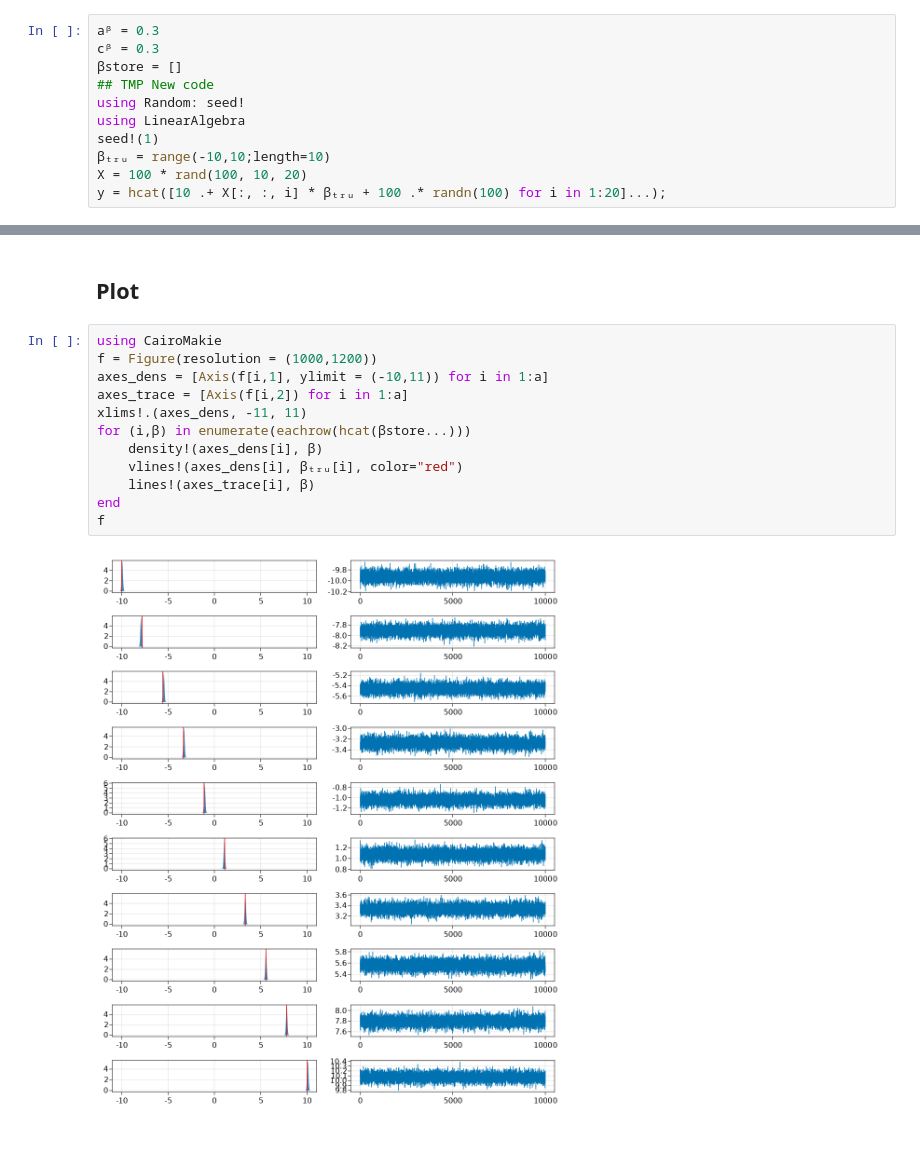
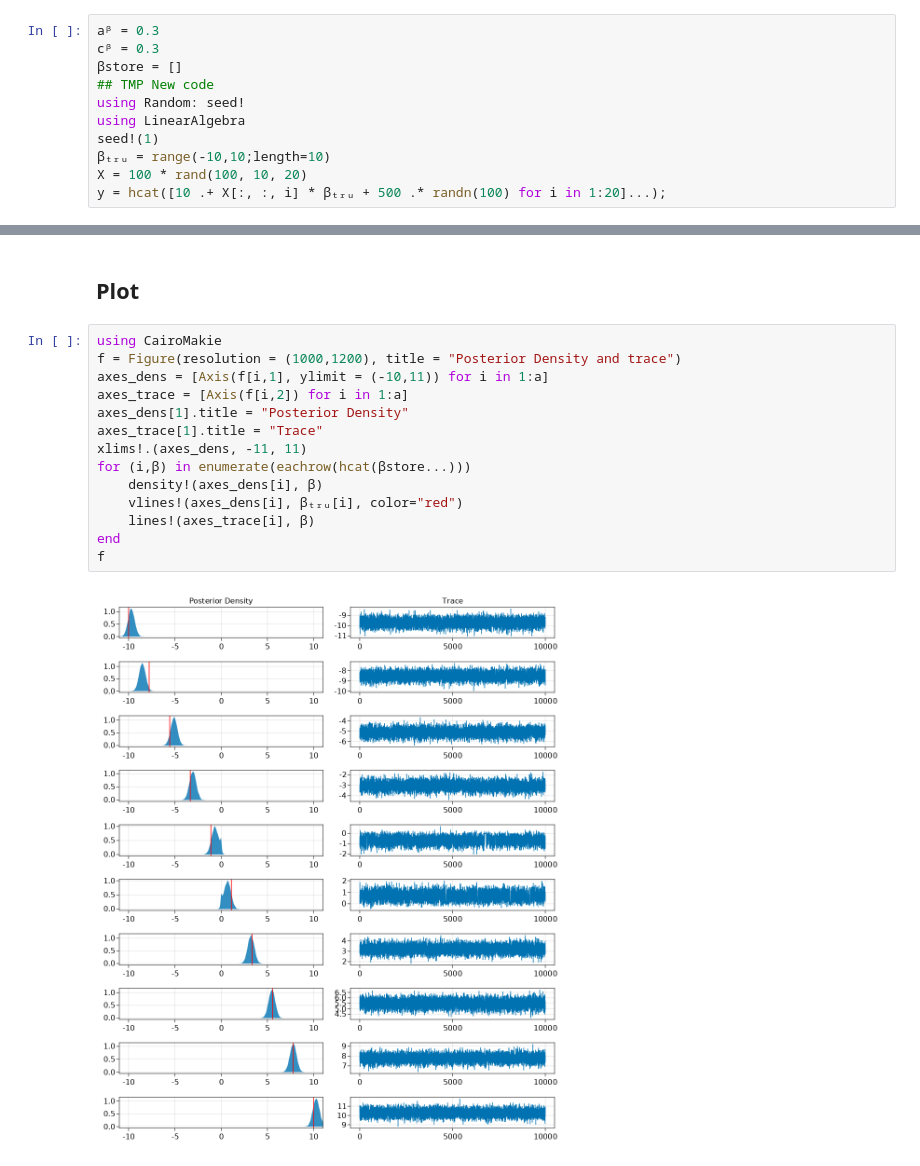
Before and after one commit to danielw2904/dsldemo, a Jupyter notebook: DSLDemo.ipynb, the cells around one changed output, grey strips where cells are left out. Cells and saved outputs as stored; diff of their text form.

```diff
--- a/DSLDemo.ipynb
+++ b/DSLDemo.ipynb
@@ -167,4 +165,4 @@ using LinearAlgebra
 seed!(1)
 βₜᵣᵤ = range(-10,10;length=10)
 X = 100 * rand(100, 10, 20)
-y = hcat([10 .+ X[:, :, i] * βₜᵣᵤ + 100 .* randn(100) for i in 1:20]...);
+y = hcat([10 .+ X[:, :, i] * βₜᵣᵤ + 500 .* randn(100) for i in 1:20]...);
@@ -210,15 +210,17 @@ end
 ## Plot
 # %%
 using CairoMakie
-f = Figure(resolution = (1000,1200))
+f = Figure(resolution = (1000,1200), title = "Posterior Density and trace")
 axes_dens = [Axis(f[i,1], ylimit = (-10,11)) for i in 1:a]
 axes_trace = [Axis(f[i,2]) for i in 1:a]
+axes_dens[1].title = "Posterior Density"
+axes_trace[1].title = "Trace"
 xlims!.(axes_dens, -11, 11)
 for (i,β) in enumerate(eachrow(hcat(βstore...)))
     density!(axes_dens[i], β)
     vlines!(axes_dens[i], βₜᵣᵤ[i], color="red")
     lines!(axes_trace[i], β)
 end
 f
 # %% [output]
-[figure, old version]
+[figure, new version]
```
Also changed, not shown: parts of 2 cells of this notebook.
